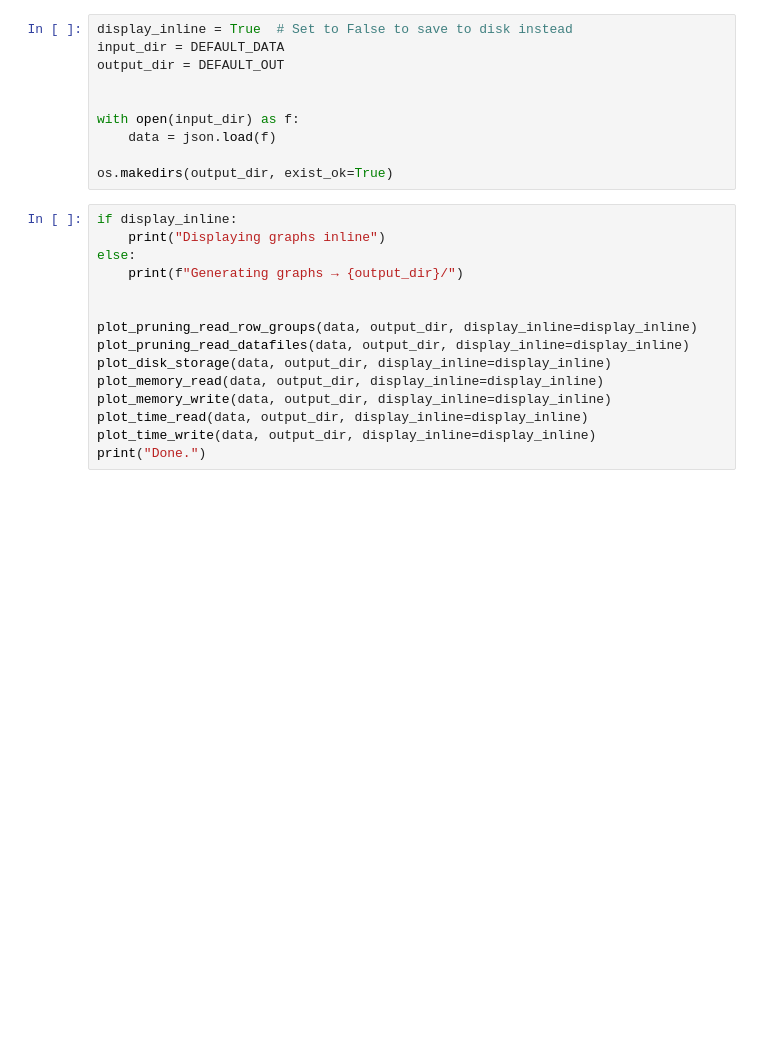
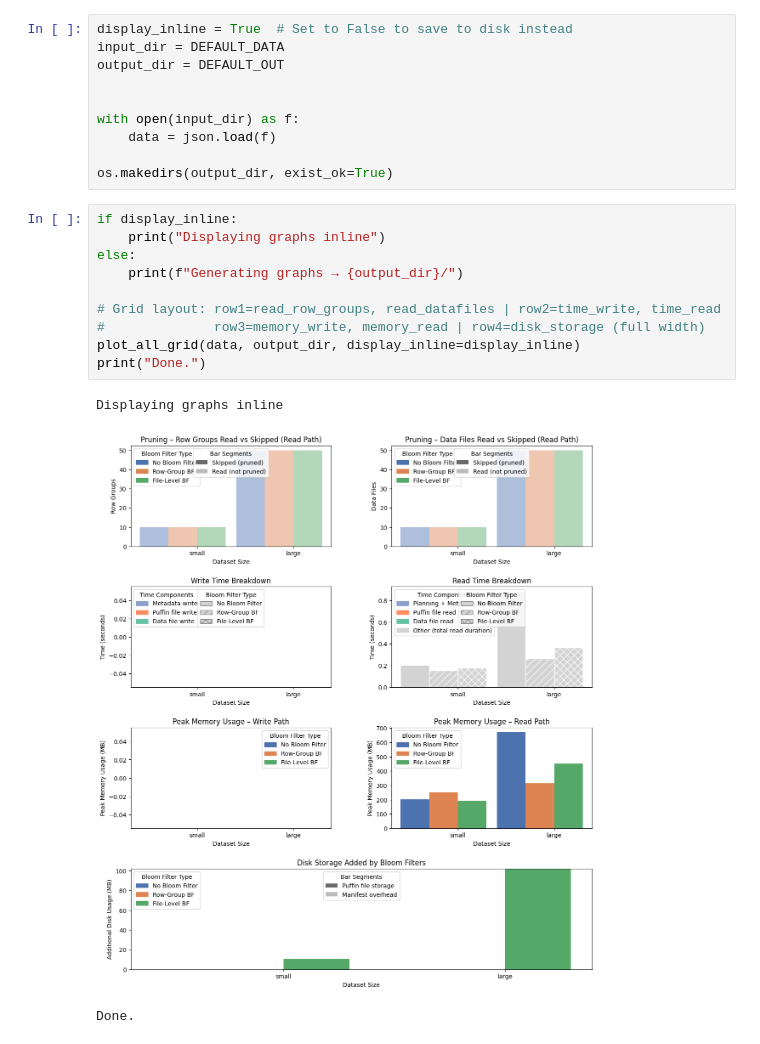
Before and after one commit to petern48/iceberg, a Jupyter notebook: graphing_scripts/plot_all.ipynb, the cells around one changed output. Saved outputs shown, nothing was run; the diff lists cells and outputs as text; blank space fills up the shorter version.

Commit message:
Add plot_all_grid() to display graphs in a grid instead of one-after-the-other

```diff
--- a/graphing_scripts/plot_all.ipynb
+++ b/graphing_scripts/plot_all.ipynb
@@ -27,15 +21,14 @@ os.makedirs(output_dir, exist_ok=True)
 # %%
 if display_inline:
     print("Displaying graphs inline")
 else:
     print(f"Generating graphs → {output_dir}/")
 
-
-plot_pruning_read_row_groups(data, output_dir, display_inline=display_inline)
-plot_pruning_read_datafiles(data, output_dir, display_inline=display_inline)
-plot_disk_storage(data, output_dir, display_inline=display_inline)
-plot_memory_read(data, output_dir, display_inline=display_inline)
-plot_memory_write(data, output_dir, display_inline=display_inline)
-plot_time_read(data, output_dir, display_inline=display_inline)
-plot_time_write(data, output_dir, display_inline=display_inline)
+# Grid layout: row1=read_row_groups, read_datafiles | row2=time_write, time_read
+#              row3=memory_write, memory_read | row4=disk_storage (full width)
+plot_all_grid(data, output_dir, display_inline=display_inline)
 print("Done.")
+# %% [output]
+Displaying graphs inline
+[figure, added]
+Done.
```
Also changed, not shown: parts of 1 cell of this notebook, 1 other file.
